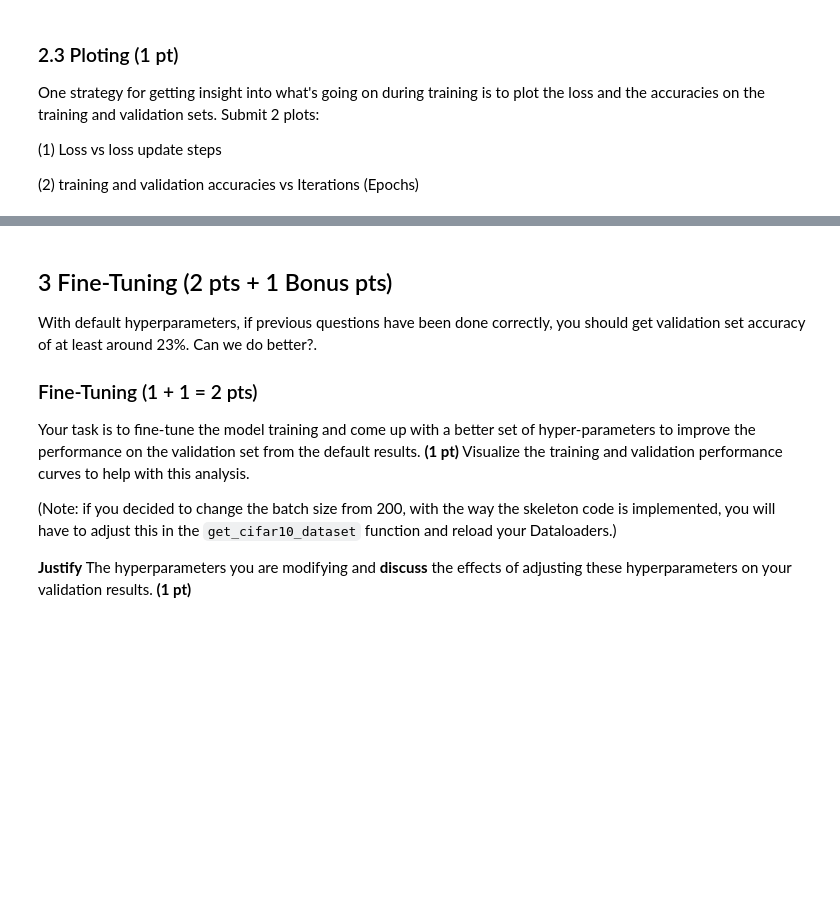
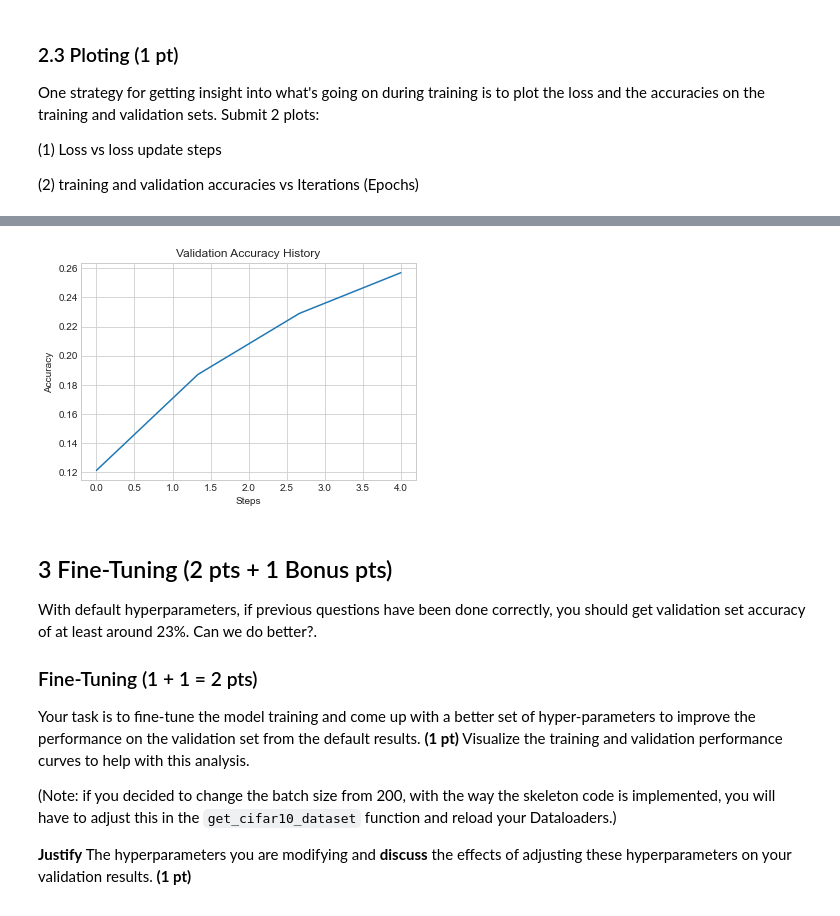
Before and after one commit to tsimafeip/LCT-master-course, a Jupyter notebook: Neural_Networks/HW7_batching.ipynb, the cells around one changed output, grey strips where cells are left out. Saved outputs shown, nothing was run; the diff lists cells and outputs as text; code cells hidden in the pictures; blank space fills up the shorter version.

```diff
--- a/Neural_Networks/HW7_batching.ipynb
+++ b/Neural_Networks/HW7_batching.ipynb
@@ -240,3 +250,10 @@ plt.show()
+# %%
+draw_simple_plot(train_metrics['val_acc_history'],
+                 x_label='Steps',
+                 y_label='Accuracy',
+                 plot_title='Validation Accuracy History')
+# %% [output]
+[figure, added]
 # %% [markdown]
 ## 3 Fine-Tuning (2 pts + 1 Bonus pts)
 
```
Also changed, not shown: parts of 34 cells of this notebook, 2 other files.
